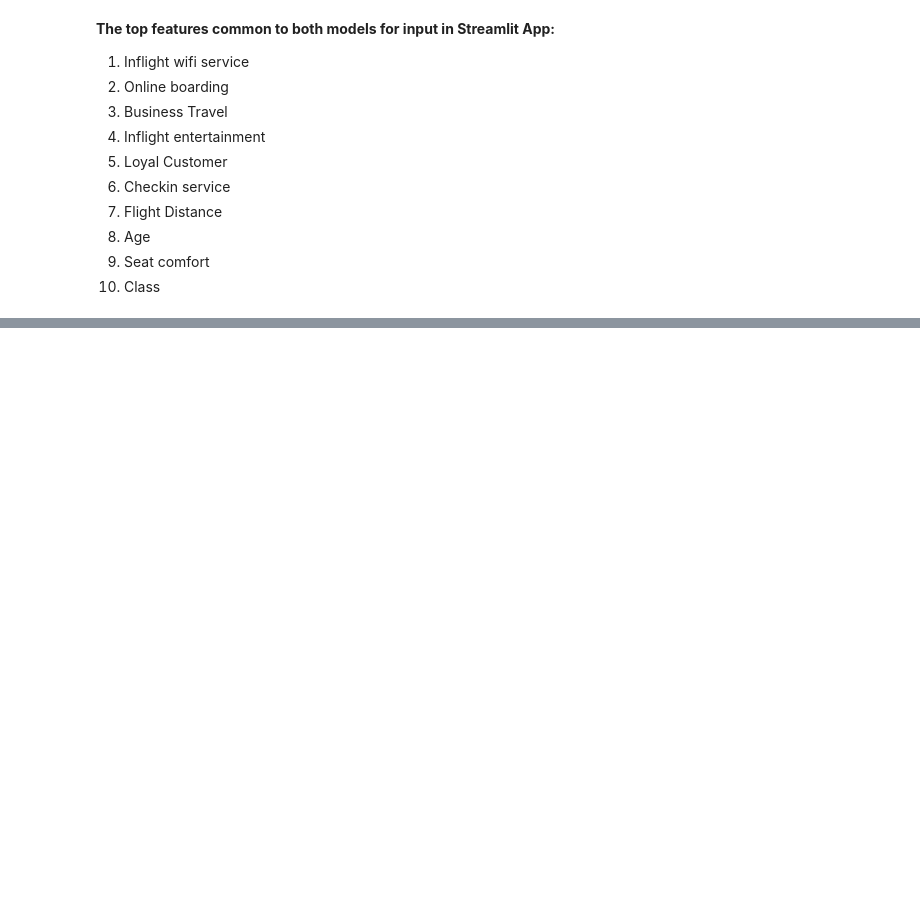
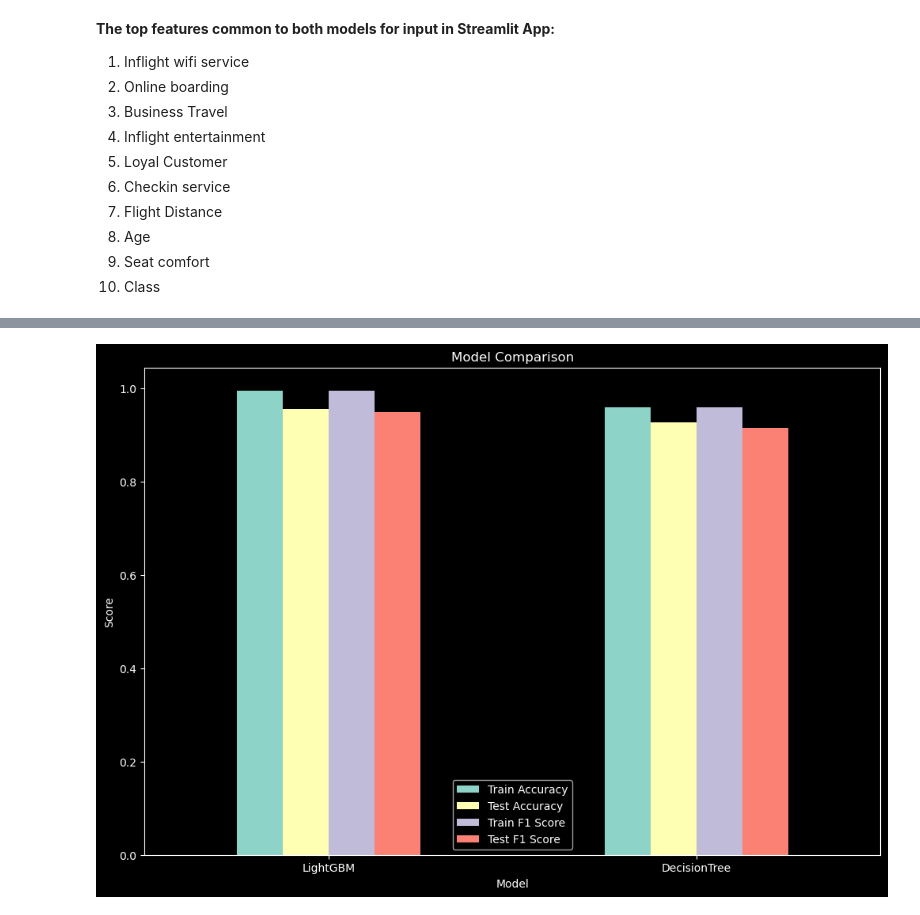
Before and after one commit to hannahcanon09/ML-classification-app, a Jupyter notebook: notebook/ml.ipynb, the cells around one changed output, grey strips where cells are left out. Cells and saved outputs as stored; diff of their text form; code cells hidden in the pictures; blank space fills up the shorter version.

```diff
--- a/notebook/ml.ipynb
+++ b/notebook/ml.ipynb
@@ -338,0 +355,21 @@ plot_feature_importance(dec_tree_feature_importance, title='DecisionTreeClassifi
+# %%
+import lightgbm as lgb
+from sklearn.tree import DecisionTreeClassifier
+
+# Setup hyperparameters for the grid search
+models = {
+    'LightGBM' : lgb.LGBMClassifier(verbose=-1),
+    'DecisionTree' : DecisionTreeClassifier()
+}
+
+# Define parameters
+param_grids = {
+    'LightGBM' : {
+        'classifier__n_estimators' : [50, 100, 200],
+        'classifier__learning_rate' : [0.01, 0.1, 1.0]
+    },
+    'DecisionTree': {
+        'classifier__max_depth' : [None, 10, 20],
+        'classifier__min_samples_split' : [2, 5, 7]
+    }
+}
@@ -338,0 +485,21 @@ plot_feature_importance(dec_tree_feature_importance, title='DecisionTreeClassifi
+# %%
+# Display evaluation as a chart
+def display_evaluation_matrix (metrics_df):
+    metrics_df.set_index('Model')[[
+        'Train Accuracy',
+        'Test Accuracy',
+        'Train F1 Score',
+        'Test F1 Score'
+    ]].plot (kind = 'bar', figsize = (12,8))
+
+    plt.title ('Model Comparison')
+    plt.xlabel ('Model')
+    plt.ylabel ('Score')
+    plt.xticks (rotation = 0)
+    plt.legend (loc = 'best')
+    plt.show()
+
+# Display comparison chart
+display_evaluation_matrix (metrics_df)
+# %% [output]
+[figure, added]
```
Also changed, not shown: parts of 9 cells of this notebook.
